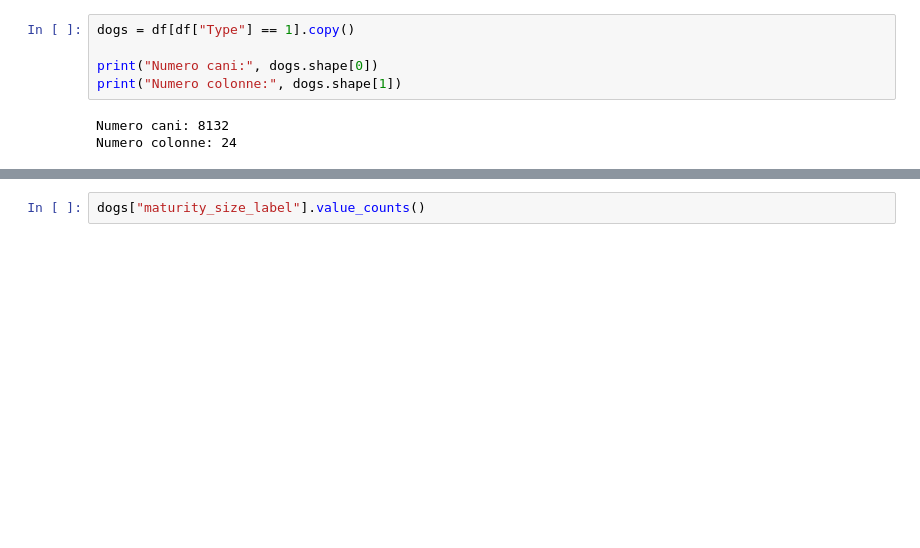
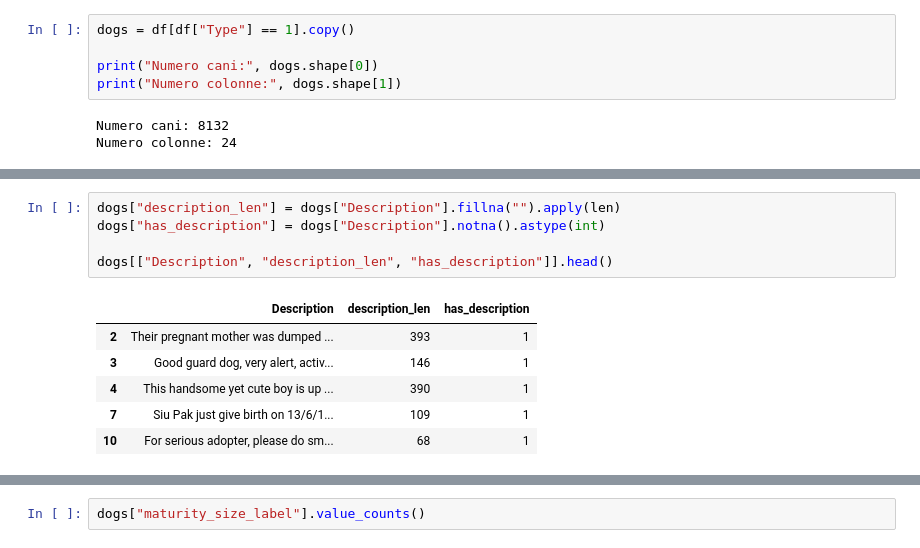
Before and after one commit to SofiaMusa/ai-dog-adoption-project, a Jupyter notebook: notebooks/01_eda.ipynb, the cells around one changed output, grey strips where cells are left out. Cells and saved outputs as stored; diff of their text form; blank space fills up the shorter version.

```diff
--- a/notebooks/01_eda.ipynb
+++ b/notebooks/01_eda.ipynb
@@ -106,0 +139,12 @@ Index(['Type', 'Name', 'Age', 'Breed1', 'Breed2', 'Gender', 'Color1', 'Color2',
+# %%
+dogs["description_len"] = dogs["Description"].fillna("").apply(len)
+dogs["has_description"] = dogs["Description"].notna().astype(int)
+
+dogs[["Description", "description_len", "has_description"]].head()
+# %% [output]
+|  | Description | description_len | has_description |
+| 2 | Their pregnant mother was dumped ... | 393 | 1 |
+| 3 | Good guard dog, very alert, activ... | 146 | 1 |
+| 4 | This handsome yet cute boy is up ... | 390 | 1 |
+| 7 | Siu Pak just give birth on 13/6/1... | 109 | 1 |
+| 10 | For serious adopter, please do sm... | 68 | 1 |
```
Also changed, not shown: parts of 37 cells of this notebook, 7 other files.
